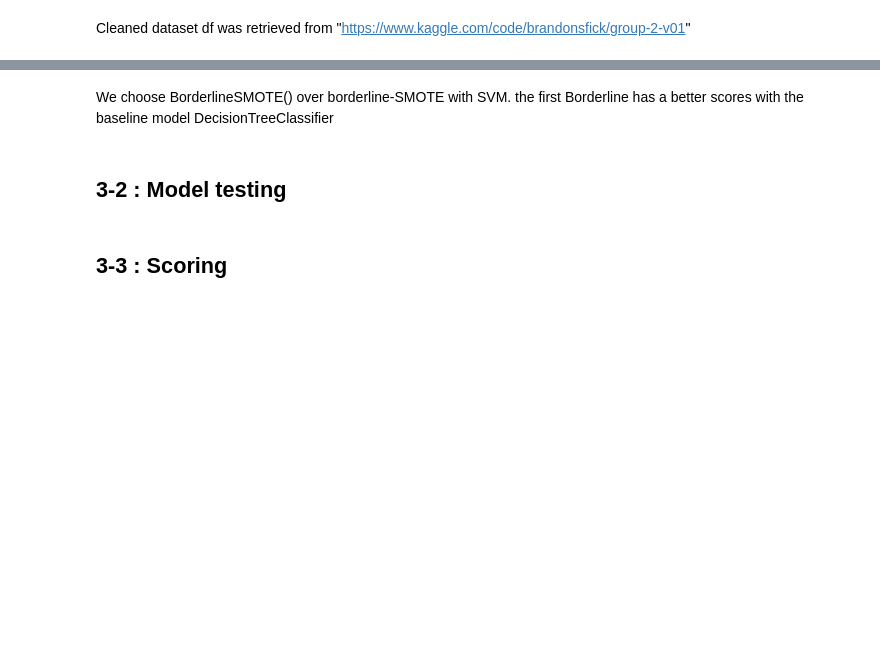
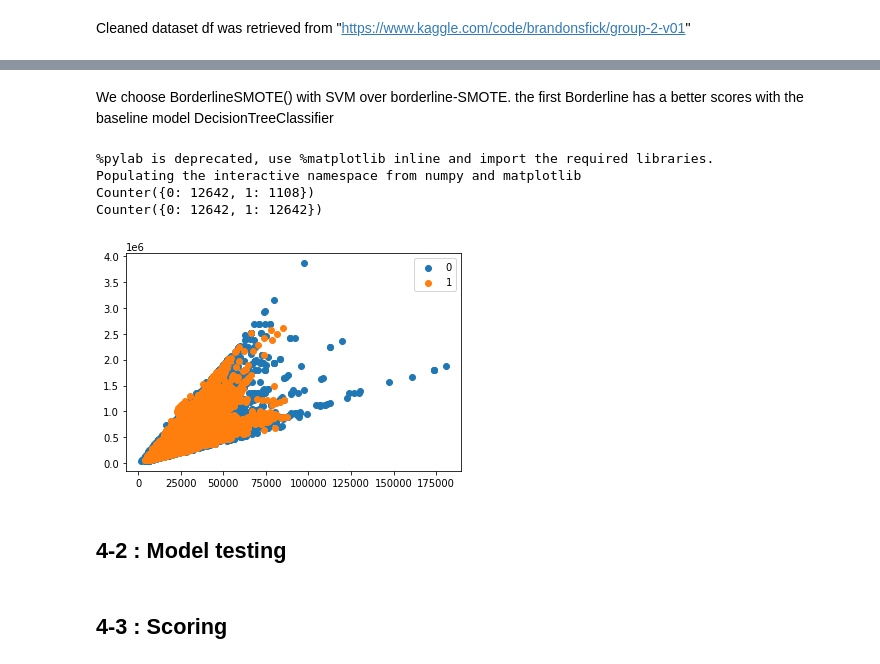
Before and after one commit to Antoine1608/OC-DS-P7, a Jupyter notebook: Naudy_Antoine_2_dossier_code_032023.ipynb, the cells around one changed output, grey strips where cells are left out. Saved outputs shown, nothing was run; the diff lists cells and outputs as text; code cells hidden in the pictures; blank space fills up the shorter version.

```diff
--- a/Naudy_Antoine_2_dossier_code_032023.ipynb
+++ b/Naudy_Antoine_2_dossier_code_032023.ipynb
@@ -172,12 +301,18 @@ from sklearn.metrics import det_curve
 
 from sklearn.model_selection import train_test_split, GridSearchCV
 # %%
-# Normalize data and split
+# Data split
 from sklearn.preprocessing import RobustScaler
 
-scaler = RobustScaler()
+X = df_.values
+y = df['TARGET'].values
 
-X = df.drop(columns='TARGET').values
-#X = scaler.fit_transform(X) _> no normalization
-y = df['TARGET'].values
+# Fix for error
+from sklearn import preprocessing
+from sklearn import utils
+
+#convert y values to categorical values
+lab = preprocessing.LabelEncoder()
+y = lab.fit_transform(y)
+
 X_train,X_test,y_train,y_test = train_test_split(X,y,test_size=0.2)
@@ -188,3 +321,6 @@ X_train,X_test,y_train,y_test = train_test_split(X,y,test_size=0.2)
 # %%
 # Model use for SMOTE testing
 model = DecisionTreeClassifier()
+# %%
+X_train = np.nan_to_num(X_train.astype(np.float32))
+X_test = np.nan_to_num(X_test.astype(np.float32))
@@ -191,49 +416,30 @@ model = DecisionTreeClassifier()
+# %% [markdown]
+We choose BorderlineSMOTE() with SVM over borderline-SMOTE. the first Borderline has a better scores with the baseline model DecisionTreeClassifier
 # %%
-# First option : borderline-SMOTE for imbalanced dataset
+# borderline-SMOTE with SVM for imbalanced dataset (data are already normalized)
 from collections import Counter
 from sklearn.datasets import make_classification
-from imblearn.over_sampling import BorderlineSMOTE, SVMSMOTE
-from matplotlib import pyplot
-from numpy import where
-from sklearn.metrics import confusion_matrix
-
+from imblearn.over_sampling import SVMSMOTE, BorderlineSMOTE
 
 %pylab inline
 # summarize class distribution
 counter = Counter(y_train)
 print(counter)
 # transform the dataset
 oversample = BorderlineSMOTE()
 X_, y_ = oversample.fit_resample(X_train, y_train)
-
 # summarize the new class distribution
 counter = Counter(y_)
 print(counter)
-
 # scatter plot of examples by class label
 for label, _ in counter.items():
  row_ix = where(y_ == label)[0]
  pyplot.scatter(X_[row_ix, 0], X_[row_ix, 1], label=str(label))
 pyplot.legend()
 pyplot.show()
-
-# prediction
-clf = GridSearchCV(model,
-            param_grid={},
-            cv=5,
-            scoring='roc_auc',
-            verbose=2)
-clf.fit(X_,y_)
-
-# Train scoring
-print('Train results: ','\nModel: ', clf.best_estimator_, '\nBest parameters: ', clf.best_params_, '\nBest ROC AUC: %.2f' % clf.best_score_)
-y_pred = clf.predict(X_test)
-
-#fpr, fnr, thresholds = det_curve(y_test, y_pred)
-tn, fp, fn, tp = confusion_matrix(y_test, y_pred, normalize='all').ravel()
-
-# Test scoring
-print('Test results: ')
-print('Cost (10fn+fp): {:.2f}'.format(10*fn+fp))
-print('AUC: %.2f' % roc_auc_score(y_test, y_pred))
-print('Accuracy: %.2f' % accuracy_score(y_test, y_pred))
+# %% [output]
+%pylab is deprecated, use %matplotlib inline and import the required libraries.
+Populating the interactive namespace from numpy and matplotlib
+Counter({0: 12642, 1: 1108})
+Counter({0: 12642, 1: 12642})
+[figure, added]
@@ -277,2 +445,0 @@ print('Accuracy: %.2f' % accuracy_score(y_test, y_pred))
-# %% [markdown]
-We choose BorderlineSMOTE() over borderline-SMOTE with SVM. the first Borderline has a better scores with the baseline model DecisionTreeClassifier
@@ -301,5 +446,5 @@ pyplot.show()
 # %% [markdown]
-## 3-2 : Model testing
+## 4-2 : Model testing
 # %%
 import time
 
@@ -411,7 +556,7 @@ params_list_RndSearchCV =  {'DummyClassifier': Dummy_rand_params,
                             'LogisticRegression': LOGREG_rand_params
                            }
 # %% [markdown]
-## 3-3 : Scoring
+## 4-3 : Scoring
 # %%
 # Train/fit models and display best model evaluations, graphs and scores
 from sklearn.metrics import classification_report, roc_auc_score, f1_score, accuracy_score
```
Also changed, not shown: parts of 81 cells of this notebook, 4 other files.
